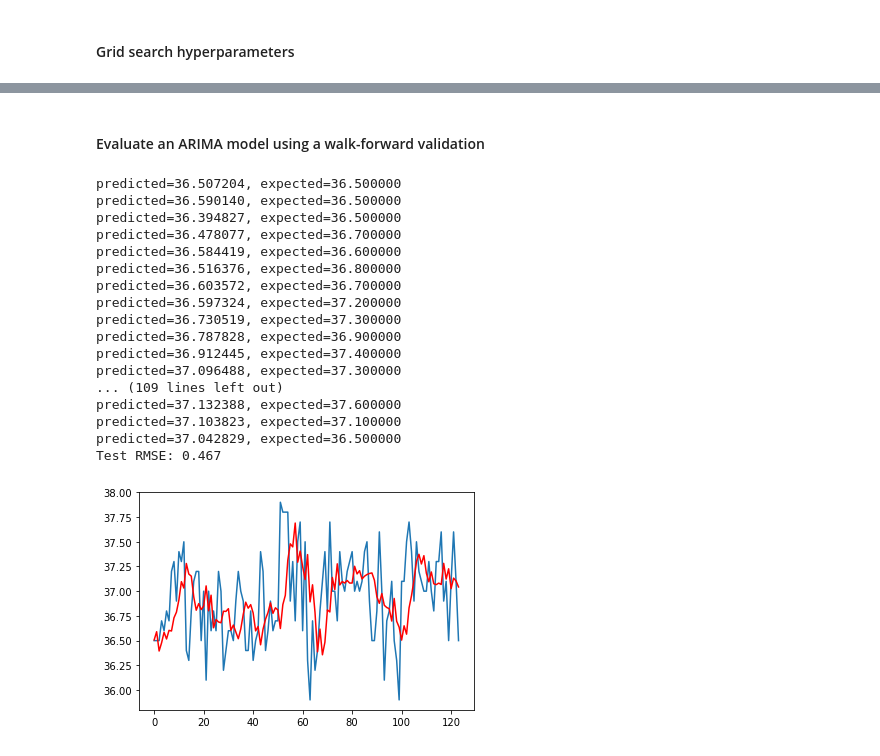
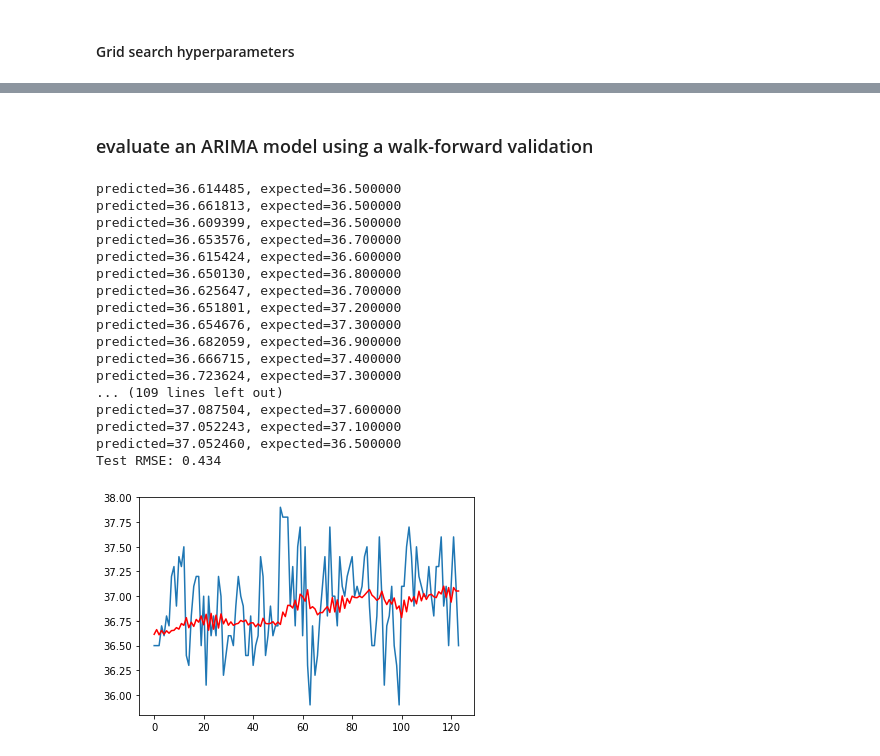
Before and after one commit to GitSanty/EWS-regression, a Jupyter notebook: Arinti_v9.ipynb, the cells around one changed output, grey strips where cells are left out. Drawn from its saved outputs; the diff is of its cells as text; code cells hidden in the pictures.

```diff
--- a/Arinti_v9.ipynb
+++ b/Arinti_v9.ipynb
@@ -224,0 +595,24 @@ max      1.990510
+# %%
+# split into train and test sets
+X = patient.RR.values
+size = int(len(X) * 0.8)
+train, test = X[0:size], X[size:len(X)]
+
+# fit model
+model = ARIMA(train, order=(1,1,1))
+model_fit = model.fit()
+
+# summary of fit model
+print(model_fit.summary())
+
+# line plot of residuals
+residuals = DataFrame(model_fit.resid)
+residuals.plot()
+plt.show()
+
+# density plot of residuals
+residuals.plot(kind='kde')
+plt.show()
+
+# summary stats of residuals
+print(residuals.describe())
@@ -225,47 +648,47 @@ max      1.990510
 # %% [markdown]
-#### Evaluate an ARIMA model using a walk-forward validation
+### evaluate an ARIMA model using a walk-forward validation
 # %%
 # split into train and test sets
 X = patient.TEMP.values
 size = int(len(X) * 0.8)
 train, test = X[0:size], X[size:len(X)]
 history = [x for x in train]
 predictions = list()
 
 # walk-forward validation
 for t in range(len(test)):
-    model = ARIMA(history, order=(5,1,0)) # fill in p, d, q values from grid search
-    model_fit = model.fit(disp=0)
+    model = ARIMA(history, order=(1,1,2))
+    model_fit = model.fit()
     output = model_fit.forecast()
     yhat = output[0]
     predictions.append(yhat)
     obs = test[t]
     history.append(obs)
     print('predicted=%f, expected=%f' % (yhat, obs))
 # evaluate forecasts
 rmse = sqrt(mean_squared_error(test, predictions))
 print('Test RMSE: %.3f' % rmse)
 
 # plot forecasts against actual outcomes
 plt.plot(test)
 plt.plot(predictions, color='red')
 plt.show()
 # %% [output]
-predicted=36.507204, expected=36.500000
-predicted=36.590140, expected=36.500000
-predicted=36.394827, expected=36.500000
-predicted=36.478077, expected=36.700000
-predicted=36.584419, expected=36.600000
-predicted=36.516376, expected=36.800000
-predicted=36.603572, expected=36.700000
-predicted=36.597324, expected=37.200000
-predicted=36.730519, expected=37.300000
-predicted=36.787828, expected=36.900000
-predicted=36.912445, expected=37.400000
-predicted=37.096488, expected=37.300000
+predicted=36.614485, expected=36.500000
+predicted=36.661813, expected=36.500000
+predicted=36.609399, expected=36.500000
+predicted=36.653576, expected=36.700000
+predicted=36.615424, expected=36.600000
+predicted=36.650130, expected=36.800000
+predicted=36.625647, expected=36.700000
+predicted=36.651801, expected=37.200000
+predicted=36.654676, expected=37.300000
+predicted=36.682059, expected=36.900000
+predicted=36.666715, expected=37.400000
+predicted=36.723624, expected=37.300000
 ... (109 lines left out)
-predicted=37.132388, expected=37.600000
-predicted=37.103823, expected=37.100000
-predicted=37.042829, expected=36.500000
-Test RMSE: 0.467
+predicted=37.087504, expected=37.600000
+predicted=37.052243, expected=37.100000
+predicted=37.052460, expected=36.500000
+Test RMSE: 0.434
-[figure, old version]
+[figure, new version]
```
Also changed, not shown: parts of 41 cells of this notebook.
